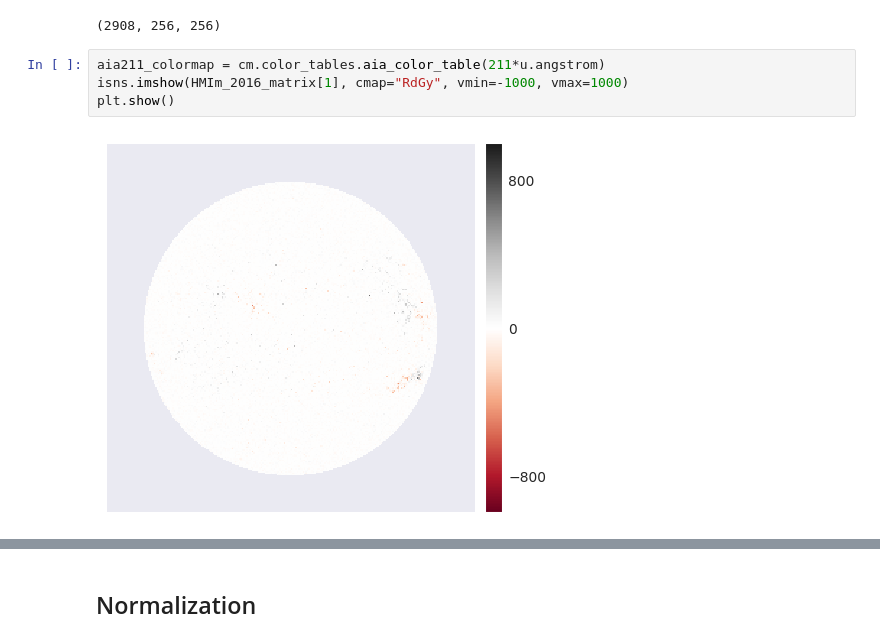
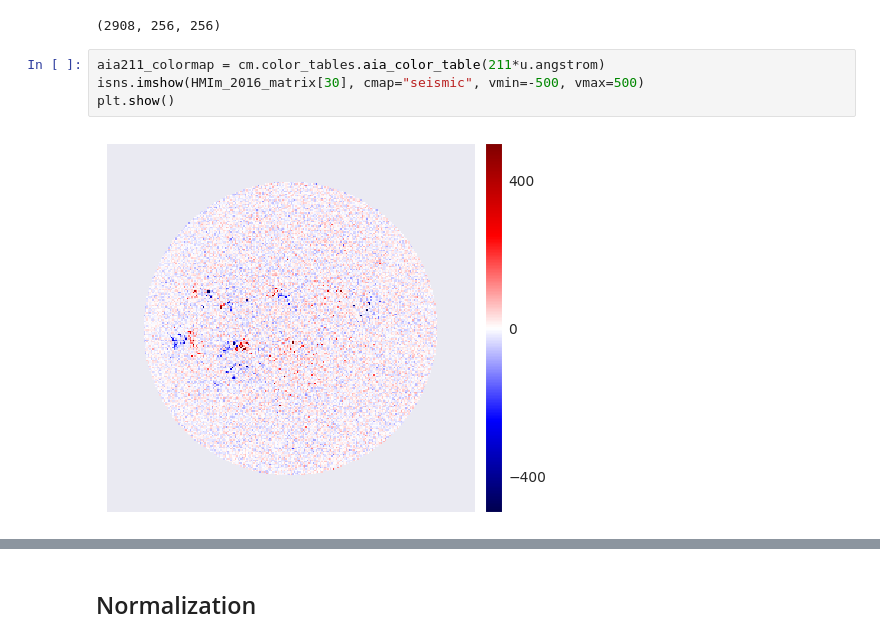
Before and after one commit to eugenioLR/TFM_sun_Autoencoders, a Jupyter notebook: data_analysis_HMI_m.ipynb, the cells around one changed output, grey strips where cells are left out. Cells and saved outputs as stored; diff of their text form.

```diff
--- a/data_analysis_HMI_m.ipynb
+++ b/data_analysis_HMI_m.ipynb
@@ -54,8 +55,8 @@ HMIm_2016_matrix.shape
 (2908, 256, 256)
 # %%
 aia211_colormap = cm.color_tables.aia_color_table(211*u.angstrom)
-isns.imshow(HMIm_2016_matrix[1], cmap="RdGy", vmin=-1000, vmax=1000)
+isns.imshow(HMIm_2016_matrix[30], cmap="seismic", vmin=-500, vmax=500)
 plt.show()
 # %% [output]
-[figure, old version]
+[figure, new version]
 # %%
```
Also changed, not shown: parts of 9 cells of this notebook, 12 other files.
